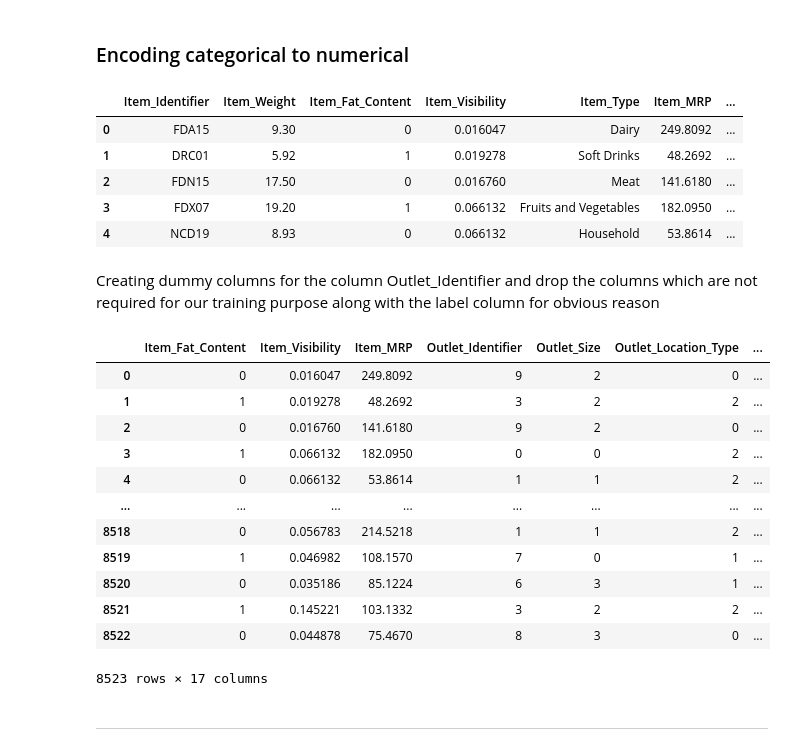
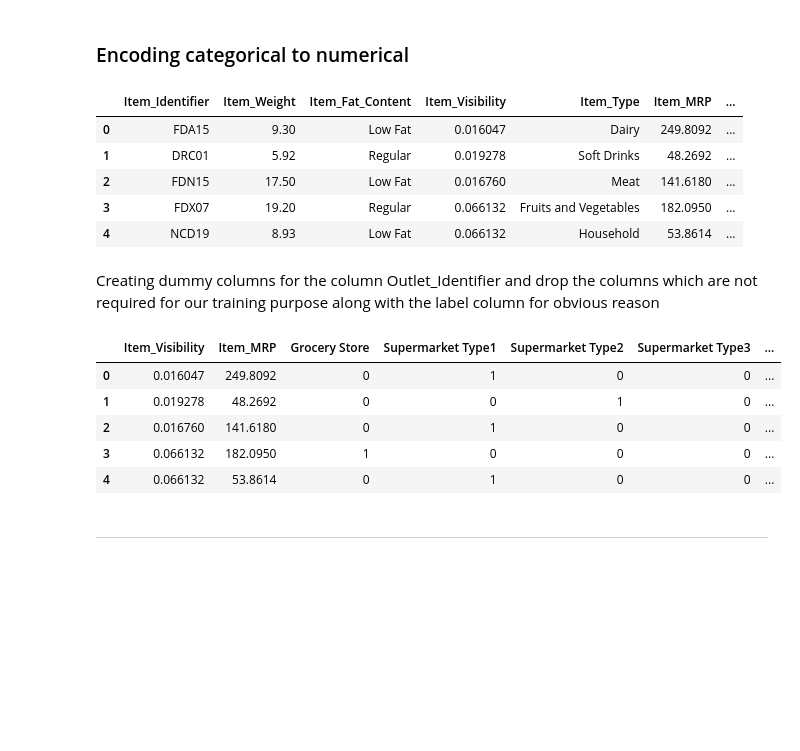
Before and after one commit to Technocolabs100/Mini-Project-BigMart-Sales-Predictive-Analysis, a Jupyter notebook: main.ipynb, the cells around one changed output. Cells and saved outputs as stored; diff of their text form; code cells hidden in the pictures; blank space fills up the shorter version.

```diff
--- a/main.ipynb
+++ b/main.ipynb
@@ -226,7 +226,7 @@ Name: Outlet_Size, dtype: object
 # %%
 # Outlet_Size is a categorical attribute,
 # replacing the null values with missing value
-data["Outlet_Size"] = data["Outlet_Size"].fillna(str(data["Outlet_Size"].mode()))
+data["Outlet_Size"] = data["Outlet_Size"].fillna("Medium")
 data["Outlet_Size"].isnull().sum()
 # %% [output]
 0
@@ -389,19 +389,12 @@ plt.show()
 # Importing the required libary
 
 from sklearn import preprocessing
-# %%
-
-le = preprocessing.LabelEncoder()
-
-li = ['Outlet_Type','Outlet_Location_Type','Outlet_Size','Item_Fat_Content','Outlet_Identifier']
-for i in li:
-    data[i] = le.fit_transform(data[i])
 # %%
 data.head()
 # %% [output]
 |  | Item_Identifier | Item_Weight | Item_Fat_Content | Item_Visibility | Item_Type | Item_MRP | ... |
-| 0 | FDA15 | 9.30 | 0 | 0.016047 | Dairy | 249.8092 | ... |
-| 1 | DRC01 | 5.92 | 1 | 0.019278 | Soft Drinks | 48.2692 | ... |
-| 2 | FDN15 | 17.50 | 0 | 0.016760 | Meat | 141.6180 | ... |
-| 3 | FDX07 | 19.20 | 1 | 0.066132 | Fruits and Vegetables | 182.0950 | ... |
-| 4 | NCD19 | 8.93 | 0 | 0.066132 | Household | 53.8614 | ... |
+| 0 | FDA15 | 9.30 | Low Fat | 0.016047 | Dairy | 249.8092 | ... |
+| 1 | DRC01 | 5.92 | Regular | 0.019278 | Soft Drinks | 48.2692 | ... |
+| 2 | FDN15 | 17.50 | Low Fat | 0.016760 | Meat | 141.6180 | ... |
+| 3 | FDX07 | 19.20 | Regular | 0.066132 | Fruits and Vegetables | 182.0950 | ... |
+| 4 | NCD19 | 8.93 | Low Fat | 0.066132 | Household | 53.8614 | ... |
@@ -408,28 +403,25 @@ data.head()
 # %% [markdown]
 Creating dummy columns for the column Outlet_Identifier and drop the columns which are not required for our training purpose along with the label column for obvious reason
 # %%
-dum = pd.get_dummies(data['Outlet_Identifier'])
-df1 = pd.concat([data,dum],axis=1)
+dum_t = pd.get_dummies(data['Outlet_Type'])
+dum_l = pd.get_dummies(data['Outlet_Location_Type'])
+dum_s = pd.get_dummies(data['Outlet_Size'])
+dum_i = pd.get_dummies(data['Item_Fat_Content'])
+
+df1 = pd.concat([data,dum_t,dum_l,dum_s,dum_i],axis=1)
 
 label = df1['Item_Outlet_Sales']
 
-train = df1.drop(columns=['Item_Identifier','Item_Weight','Item_Outlet_Sales','Item_Type','Outlet_Establishment_Year'])
+train = df1.drop(columns=['Item_Identifier','Item_Weight','Outlet_Identifier','Item_Outlet_Sales','Item_Type','Outlet_Size','Outlet_Establishment_Year','Outlet_Type','Outlet_Location_Type','Item_Fat_Content'])
 # %%
-train
+train.head()
 # %% [output]
-|  | Item_Fat_Content | Item_Visibility | Item_MRP | Outlet_Identifier | Outlet_Size | Outlet_Location_Type | ... |
-| 0 | 0 | 0.016047 | 249.8092 | 9 | 2 | 0 | ... |
-| 1 | 1 | 0.019278 | 48.2692 | 3 | 2 | 2 | ... |
-| 2 | 0 | 0.016760 | 141.6180 | 9 | 2 | 0 | ... |
-| 3 | 1 | 0.066132 | 182.0950 | 0 | 0 | 2 | ... |
-| 4 | 0 | 0.066132 | 53.8614 | 1 | 1 | 2 | ... |
-| ... | ... | ... | ... | ... | ... | ... | ... |
-| 8518 | 0 | 0.056783 | 214.5218 | 1 | 1 | 2 | ... |
-| 8519 | 1 | 0.046982 | 108.1570 | 7 | 0 | 1 | ... |
-| 8520 | 0 | 0.035186 | 85.1224 | 6 | 3 | 1 | ... |
-| 8521 | 1 | 0.145221 | 103.1332 | 3 | 2 | 2 | ... |
-| 8522 | 0 | 0.044878 | 75.4670 | 8 | 3 | 0 | ... |
+|  | Item_Visibility | Item_MRP | Grocery Store | Supermarket Type1 | Supermarket Type2 | Supermarket Type3 | ... |
+| 0 | 0.016047 | 249.8092 | 0 | 1 | 0 | 0 | ... |
+| 1 | 0.019278 | 48.2692 | 0 | 0 | 1 | 0 | ... |
+| 2 | 0.016760 | 141.6180 | 0 | 1 | 0 | 0 | ... |
+| 3 | 0.066132 | 182.0950 | 1 | 0 | 0 | 0 | ... |
+| 4 | 0.066132 | 53.8614 | 0 | 1 | 0 | 0 | ... |
-8523 rows × 17 columns
 # %% [markdown]
 <hr>
 # %% [markdown]
```
Also changed, not shown: parts of 14 cells of this notebook, 2 other files.
